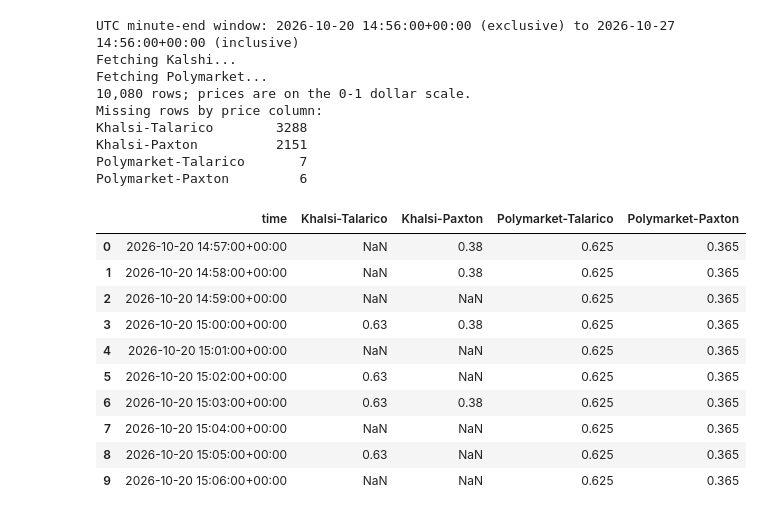
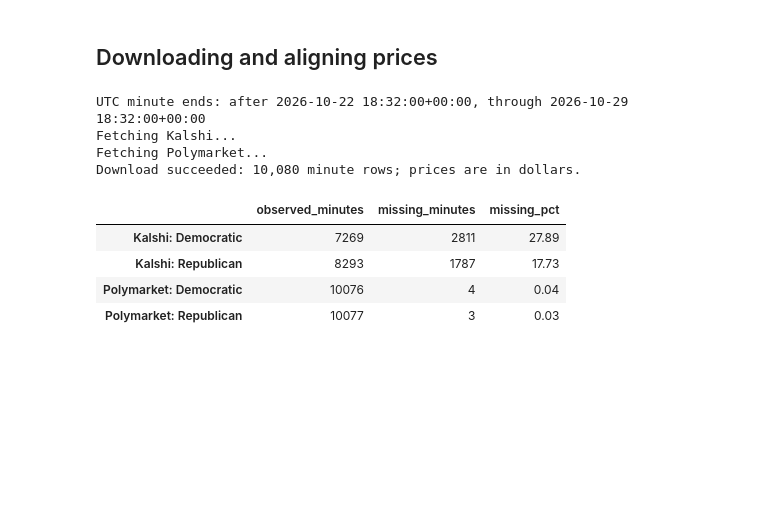
Before and after one commit to Thomas-Mulder/Assignment1, a Jupyter notebook: texas_senate_consolidated.ipynb, the cells around one changed output. Cells and saved outputs as stored; diff of their text form; code cells hidden in the pictures; blank space fills up the shorter version.

```diff
--- a/texas_senate_consolidated.ipynb
+++ b/texas_senate_consolidated.ipynb
@@ -33 +82,3 @@ PRICE_COLUMNS = ["Khalsi-Talarico", "Khalsi-Paxton",
+# %% [markdown]
+## Downloading and aligning prices
 # %%
@@ -221,32 +194,26 @@ def build_dataframe(start, end, forward_fill=False):
 # %%
-# Create the consolidated DataFrame using one shared time window.
-if not isinstance(DAYS, int) or not 1 <= DAYS <= 15:
-    raise ValueError("DAYS must be an integer from 1 to 15; recent minute coverage is best within 7 days.")
+#Gathering the Data and running the functions above
 end = pd.Timestamp.now(tz="UTC").floor("min")
 start = end - pd.Timedelta(days=DAYS)
-print(f"UTC minute-end window: {start} (exclusive) to {end} (inclusive)")
-df = build_dataframe(start, end, forward_fill=FORWARD_FILL)
-print(f"{len(df):,} rows; prices are on the 0-1 dollar scale.")
-print("Missing rows by price column:\n" + df[PRICE_COLUMNS].isna().sum().to_string())
+print(f"UTC minute ends: after {start}, through {end}")
+df = build_dataframe(start, end)
+assert df[PRICE_COLUMNS].notna().any().all(), "A selected contract has no observations."
+print(f"Download succeeded: {len(df):,} minute rows; prices are in dollars.")
+
+coverage = pd.DataFrame({
+    "observed_minutes": df[PRICE_COLUMNS].count(),
+    "missing_minutes": df[PRICE_COLUMNS].isna().sum(),
+    "missing_pct": df[PRICE_COLUMNS].isna().mean() * 100,
+})
+display(coverage.rename(index=LABELS).round(2))
 display(df.head(10))
 # %% [output]
-UTC minute-end window: 2026-10-20 14:56:00+00:00 (exclusive) to 2026-10-27 14:56:00+00:00 (inclusive)
+UTC minute ends: after 2026-10-22 18:32:00+00:00, through 2026-10-29 18:32:00+00:00
 Fetching Kalshi...
 Fetching Polymarket...
-10,080 rows; prices are on the 0-1 dollar scale.
-Missing rows by price column:
-Khalsi-Talarico        3288
-Khalsi-Paxton          2151
-Polymarket-Talarico       7
-Polymarket-Paxton         6
+Download succeeded: 10,080 minute rows; prices are in dollars.
-|  | time | Khalsi-Talarico | Khalsi-Paxton | Polymarket-Talarico | Polymarket-Paxton |
-| 0 | 2026-10-20 14:57:00+00:00 | NaN | 0.38 | 0.625 | 0.365 |
-| 1 | 2026-10-20 14:58:00+00:00 | NaN | 0.38 | 0.625 | 0.365 |
-| 2 | 2026-10-20 14:59:00+00:00 | NaN | NaN | 0.625 | 0.365 |
-| 3 | 2026-10-20 15:00:00+00:00 | 0.63 | 0.38 | 0.625 | 0.365 |
-| 4 | 2026-10-20 15:01:00+00:00 | NaN | NaN | 0.625 | 0.365 |
-| 5 | 2026-10-20 15:02:00+00:00 | 0.63 | NaN | 0.625 | 0.365 |
-| 6 | 2026-10-20 15:03:00+00:00 | 0.63 | 0.38 | 0.625 | 0.365 |
-| 7 | 2026-10-20 15:04:00+00:00 | NaN | NaN | 0.625 | 0.365 |
-| 8 | 2026-10-20 15:05:00+00:00 | 0.63 | NaN | 0.625 | 0.365 |
-| 9 | 2026-10-20 15:06:00+00:00 | NaN | NaN | 0.625 | 0.365 |
+|  | observed_minutes | missing_minutes | missing_pct |
+| Kalshi: Democratic | 7269 | 2811 | 27.89 |
+| Kalshi: Republican | 8293 | 1787 | 17.73 |
+| Polymarket: Democratic | 10076 | 4 | 0.04 |
+| Polymarket: Republican | 10077 | 3 | 0.03 |
```
Also changed, not shown: parts of 18 cells of this notebook.
